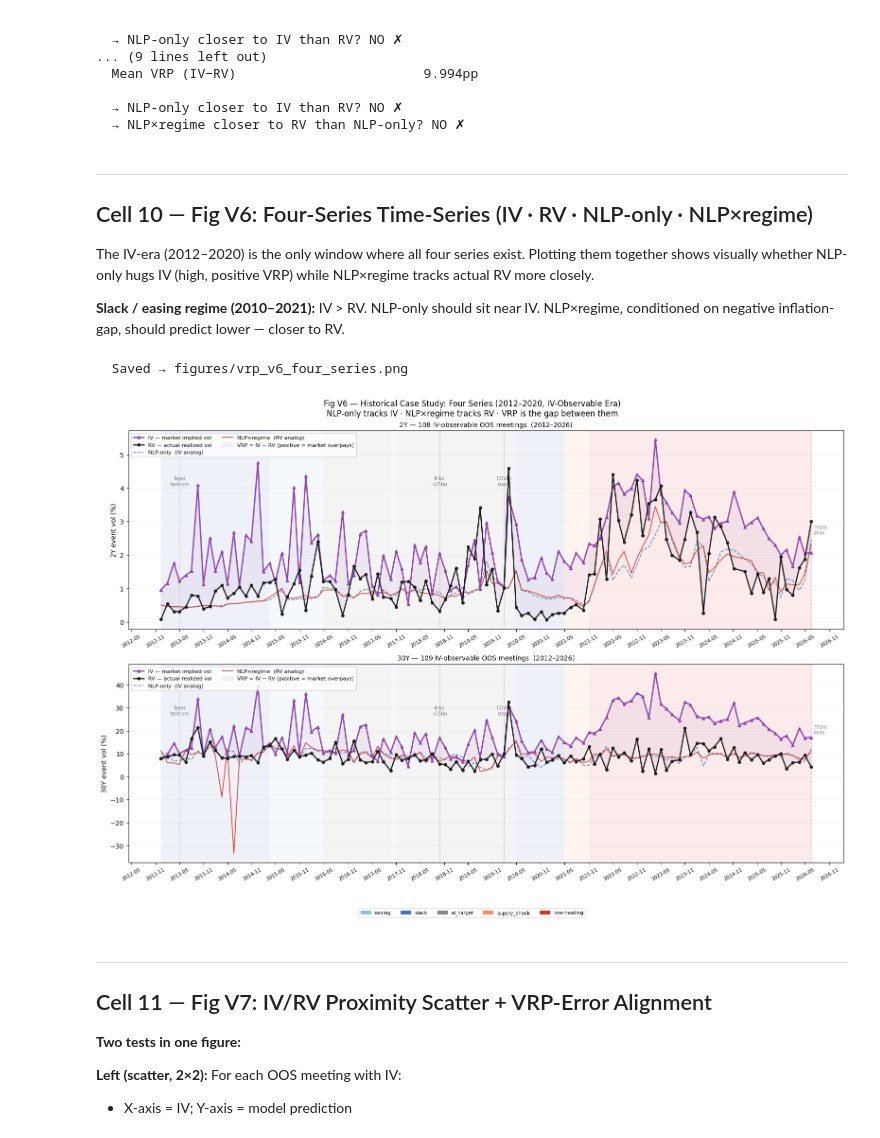
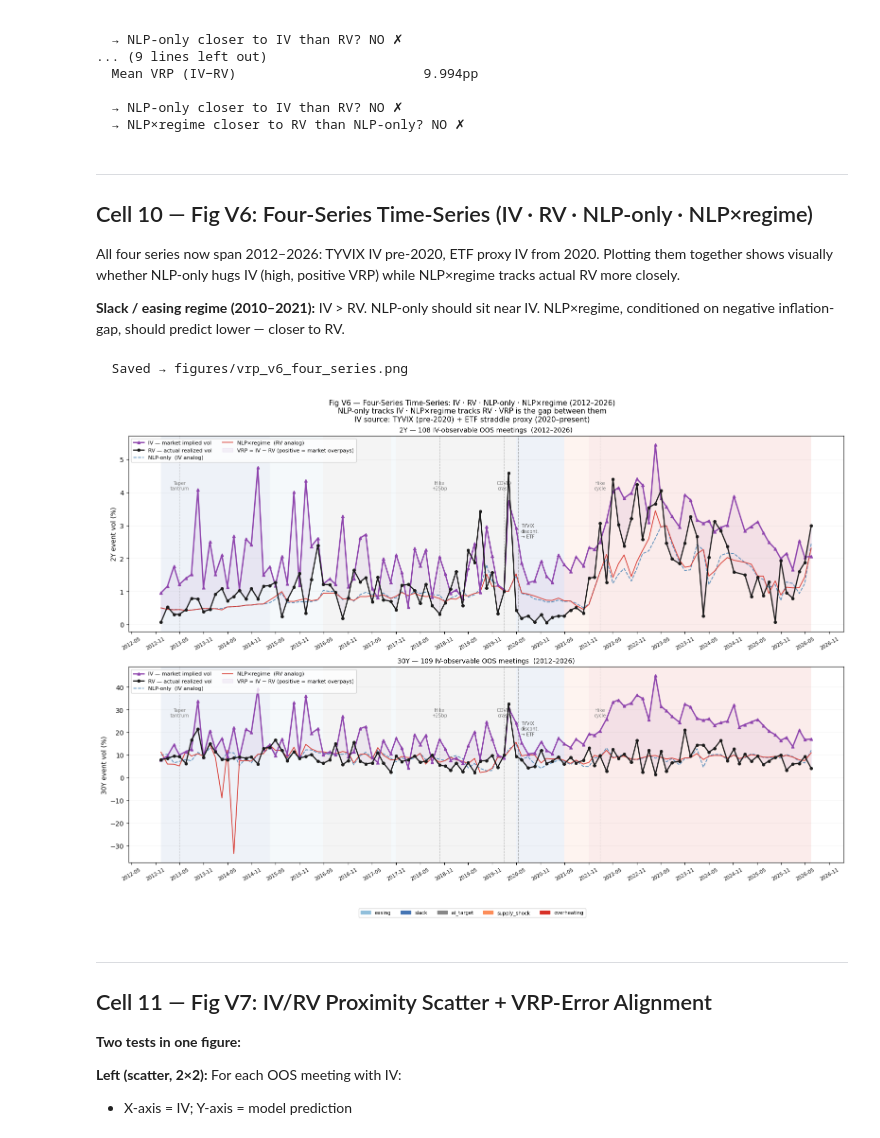
Before and after one commit to ZinuoS/fomc-vol-study, a Jupyter notebook: regime_vrp_calibration.ipynb, the cells around one changed output. Cells and saved outputs as stored; diff of their text form; code cells hidden in the pictures.

```diff
--- a/regime_vrp_calibration.ipynb
+++ b/regime_vrp_calibration.ipynb
@@ -1122,7 +1110,7 @@ where we can compare IV · RV · NLP-only · NLP×regime all at once.
 # %%
 def walk_forward_iv_era(pan: pd.DataFrame, tenor: str) -> pd.DataFrame:
     """
-    Full-history walk-forward from 2010, so OOS covers 2012-2020 where IV exists.
+    Full-history walk-forward from 2010; OOS covers 2012–2026 (TYVIX pre-2020, ETF proxy after).
     Returns same columns as walk_forward_both().
     """
     feats_nlp    = [c for c in TEXT_COLS + CTRL_COLS + ["rv_ewma3", "pc1"]
@@ -1245,7 +1233,7 @@ Running full-history walk-forward (IV-era case study) …
 ---
 ## Cell 10 — Fig V6: Four-Series Time-Series (IV · RV · NLP-only · NLP×regime)
 
-The IV-era (2012–2020) is the only window where all four series exist.
+All four series now span 2012–2026: TYVIX IV pre-2020, ETF proxy IV from 2020.
 Plotting them together shows visually whether NLP-only hugs IV (high, positive VRP)
 while NLP×regime tracks actual RV more closely.
 
@@ -1261,13 +1249,16 @@ def fig_v6_four_series(hist_2Y: pd.DataFrame, hist_30Y: pd.DataFrame) -> None:
         pd.Timestamp("2013-06-19"): ("Taper\ntantrum", "top"),
         pd.Timestamp("2018-12-19"): ("Hike\n+25bp", "top"),
         pd.Timestamp("2020-03-15"): ("COVID\ncrash", "top"),
+        pd.Timestamp("2022-03-16"): ("Hike\ncycle", "top"),
     }
+    _TYVIX_END = pd.Timestamp("2020-05-15")
 
     fig, axes = plt.subplots(2, 1, figsize=(16, 11), sharex=False)
     fig.suptitle(
-        "Fig V6 — Historical Case Study: Four Series (2012–2020, IV-Observable Era)\n"
-        "NLP-only tracks IV · NLP×regime tracks RV · VRP is the gap between them",
-        fontsize=12)
+        "Fig V6 — Four-Series Time-Series: IV · RV · NLP-only · NLP×regime (2012–2026)\n"
+        "NLP-only tracks IV · NLP×regime tracks RV · VRP is the gap between them\n"
+        "IV source: TYVIX (pre-2020) + ETF straddle proxy (2020–present)",
+        fontsize=11)
 
     for ax, df, tenor in zip(axes, [hist_2Y, hist_30Y], ["2Y", "30Y"]):
         df_iv = df.dropna(subset=["iv"]).sort_values("meeting_date")
@@ -1308,39 +1299,38 @@ def fig_v6_four_series(hist_2Y: pd.DataFrame, hist_30Y: pd.DataFrame) -> None:
             near = df_s[df_s["meeting_date"].between(
                 dt - pd.Timedelta(days=90), dt + pd.Timedelta(days=90))]
             if near.empty:
                 continue
             ax.axvline(near["meeting_date"].iloc[0], color="grey",
                        lw=0.8, ls=":", alpha=0.6)
             ax.text(near["meeting_date"].iloc[0], y_top, lbl,
                     fontsize=7, color="grey", ha="center", va="top")
 
-        # IV-era boundary
-        iv_end = df_iv["meeting_date"].max()
-        ax.axvline(iv_end, color="grey", lw=1.0, ls="--", alpha=0.5)
-        ax.text(iv_end + pd.Timedelta(days=20), y_top * 0.6,
-                "TYVIX\nends", fontsize=7, color="grey")
+        # TYVIX discontinuation boundary (May 2020 → ETF proxy takes over)
+        ax.axvline(_TYVIX_END, color="#888888", lw=1.0, ls="--", alpha=0.6)
+        ax.text(_TYVIX_END + pd.Timedelta(days=20), y_top * 0.6,
+                "TYVIX\ndiscont.\n→ ETF", fontsize=7, color="#555555")
 
         ax.set_ylabel(f"{tenor} event vol (%)", fontsize=10)
         ax.set_title(
             f"{tenor} — {len(df_iv)} IV-observable OOS meetings  "
             f"({df_iv['meeting_date'].min().year}–{df_iv['meeting_date'].max().year})",
             fontsize=10)
         ax.legend(fontsize=8, loc="upper left", ncol=2)
         ax.grid(True, axis="y", alpha=0.15)
         ax.xaxis.set_major_formatter(mdates.DateFormatter("%Y-%m"))
         ax.xaxis.set_major_locator(mdates.MonthLocator(interval=6))
         plt.setp(ax.xaxis.get_majorticklabels(), rotation=30, fontsize=7.5)
 
     fig.legend(handles=_regime_handles(), fontsize=7.5,
                loc="lower center", ncol=5, bbox_to_anchor=(0.5, -0.02))
     fig.tight_layout(rect=[0, 0.04, 1, 1])
     _save(fig, "vrp_v6_four_series")
 
 
 fig_v6_four_series(hist_2Y, hist_30Y)
 # %% [output]
   Saved → figures/vrp_v6_four_series.png
-[figure, old version]
+[figure, new version]
 # %% [markdown]
 ---
 ## Cell 11 — Fig V7: IV/RV Proximity Scatter + VRP-Error Alignment
```
Also changed, not shown: parts of 8 cells of this notebook, 4 other files.
